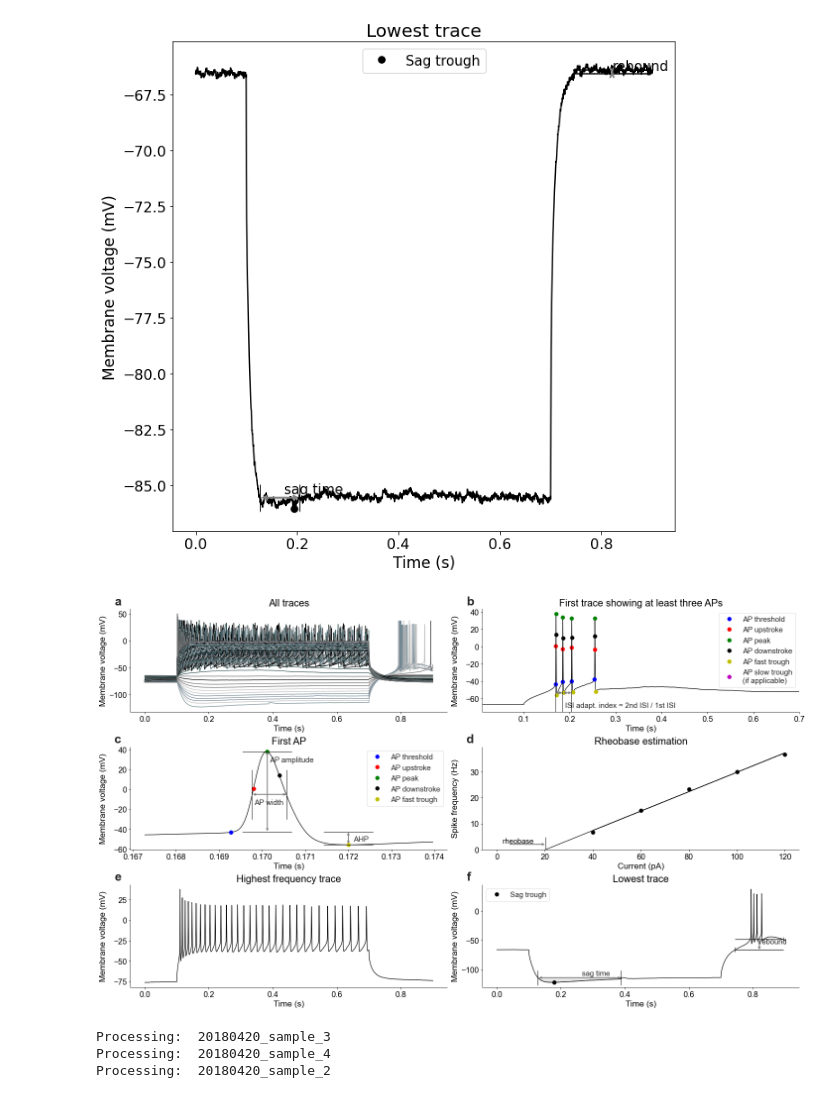
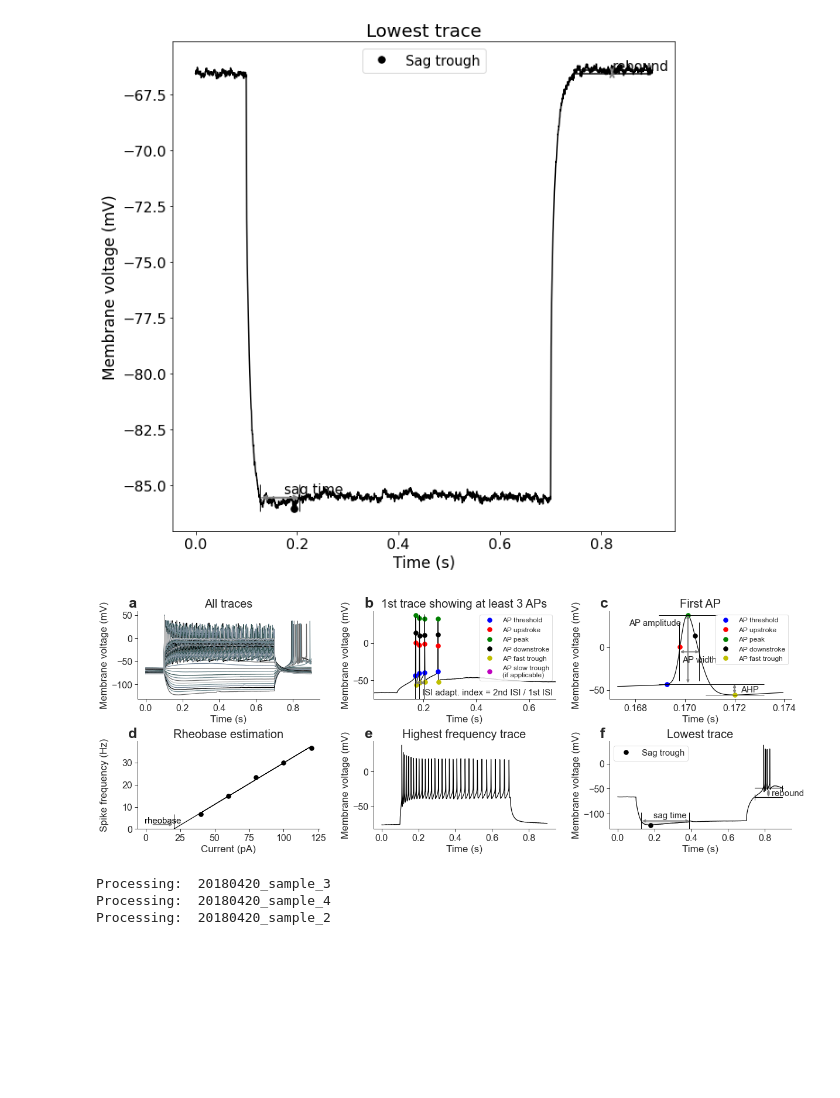
Before and after one commit to berenslab/mini-atlas, a Jupyter notebook: code/preprocess-ephys-files.ipynb, the cells around one changed output. Drawn from its saved outputs; the diff is of its cells as text; code cells hidden in the pictures; blank space fills up the shorter version.

Commit message:
change sanity check plot margins

```diff
--- a/code/preprocess-ephys-files.ipynb
+++ b/code/preprocess-ephys-files.ipynb
@@ -1058,11 +1058,11 @@ def plot_info(data, el_num = 2, current_step = 20, start = 0.1, end = 0.7, axis
     ax.set_xlim([time[start_index], time[end_index]])
     ax.set_xlabel('Time (s)', fontsize = 17)
     ax.set_ylabel('Membrane voltage (mV)', fontsize = 17)
-    ax.set_title('First trace showing at least three APs', fontsize = 20)
+    ax.set_title('1st trace showing at least 3 APs', fontsize = 20)
     ax.tick_params(axis = 'both', which = 'major', labelsize = 16)
     #ax.legend(['Resting Vm', 'Threshold', 'Upstroke', 'Peak', 'Downstroke', 'Fast trough', \
     #           'Slow trough (if applicable)'], fontsize = 15, loc='upper left', bbox_to_anchor=(1, 1))
-    ax.legend(fontsize = 15, loc = 'upper right')
+    ax.legend(fontsize = 12, loc = 'upper right')
 
     # Nice annotations
     if len(thresh_index) > 2 :
@@ -1188,7 +1188,7 @@ def plot_info_first_peak(data, el_num = 2, current_step = 20, \
         ax.plot(time[adp_index], voltage[adp_index, current_first], 'c.', ms = 15, label = 'ADP')
         #ax.plot(time[slow_trough_index], voltage[slow_trough_index, current_first], 'm.', ms = 15, label = \
         #       'AP slow trough\n(if applicable)')
-    ax.legend(fontsize = 15, loc = 'upper right')
+    ax.legend(fontsize = 12, loc = 'upper right')
     ax.set_xlabel('Time (s)', fontsize = 17)
     ax.set_ylabel('Membrane voltage (mV)', fontsize = 17)
     ax.tick_params(axis = 'both', which = 'major', labelsize = 16)
@@ -1224,7 +1224,7 @@ def plot_info_first_peak(data, el_num = 2, current_step = 20, \
                  width_level - 5), xycoords='data', xytext = (5, -15), textcoords = 'offset points', fontsize = 15)
 
     # We still need to annotate the AP amplitude based on the width_level!
-    ax.annotate('AP amplitude', xy = (time[peak_index], width_level + 30), \
+    ax.annotate('AP amplitude', xy = (time[peak_index]-0.0025, width_level + 28), \
                  xycoords = 'data', xytext = (5, 0), textcoords = 'offset points', fontsize = 15)
 
     # For the AHP
@@ -1469,7 +1469,7 @@ def plot_lowest_trace(data, el_num = 2, current_step = 20, start = 0.1, end = 0.
             textcoords = 'data', arrowprops = {'arrowstyle': '<->', 'connectionstyle': 'arc3', \
                                                'lw': 2, 'ec': 'grey', 'shrinkA': 0})
     ax.annotate('sag time', xy=(time[first_index] + time_to_SS/2, v_steady), \
-             xycoords='data', xytext=(5, 5), textcoords='offset points', fontsize = 15)
+             xycoords='data', xytext=(-20, 5), textcoords='offset points', fontsize = 15)
     a, b = time[first_index], time[second_index]
     verts = [(a, voltage[first_index, 0]), *zip(time[first_index:second_index], voltage[first_index:second_index, 0]), \
              (b, voltage[second_index, 0])]
@@ -1502,8 +1502,8 @@ def plot_lowest_trace(data, el_num = 2, current_step = 20, start = 0.1, end = 0.
             textcoords = 'data', arrowprops = {'arrowstyle': '<->', 'connectionstyle': 'arc3', \
                                                'lw': 2, 'ec': 'grey', 'shrinkB': 0})
         ax.annotate('rebound', xy=(time[index_rebound] + (time[end_index_for_rebound] - time[index_rebound])/2, \
-                                   v_baseline + rebound/2), \
-             xycoords='data', xytext=(0, 2), textcoords='offset points', fontsize = 15)
+                                   v_baseline), \
+             xycoords='data', xytext=(6, 2), textcoords='offset points', fontsize = 15)
     plt.legend(fontsize = 15)
     return ax
 # %% [markdown]
@@ -1576,17 +1631,17 @@ fpath = '../data/raw/ephys/sub-mouse-ZWZEZ/sub-mouse-ZWZEZ_ses-20181112-sample-1
 io_ = NWBHDF5IO(fpath, 'r', load_namespaces=True)
 nwb = io_.read()
 # %%
-fig = plt.figure(figsize = (20, 15))
-ax1 = plt.subplot2grid((4, 2), (0, 0))
-ax2 = plt.subplot2grid((4, 2), (0, 1))
-ax3 = plt.subplot2grid((4, 2), (1, 0))
-ax4 = plt.subplot2grid((4, 2), (1, 1))
-ax5 = plt.subplot2grid((4, 2), (2, 0))
-ax6 = plt.subplot2grid((4, 2), (2, 1))
+fig = plt.figure(figsize = (17, 6.3))
+ax1 = plt.subplot2grid((2, 3), (0, 0))
+ax2 = plt.subplot2grid((2, 3), (0, 1))
+ax3 = plt.subplot2grid((2, 3), (0, 2))
+ax4 = plt.subplot2grid((2, 3), (1, 0))
+ax5 = plt.subplot2grid((2, 3), (1, 1))
+ax6 = plt.subplot2grid((2, 3), (1, 2))
 fig.align_labels()
 
 plot_w_style(nwb, axes = [ax1, ax2, ax3, ax4, ax5, ax6])
 plt.savefig('../figures/suppfigures/sanity_check_plot.png', dpi = 200, bbox_inches = 'tight', pad_inches = 0.5)
 plt.savefig('../figures/suppfigures/pdf/sanity_check_plot.pdf', dpi = 200, bbox_inches = 'tight', pad_inches = 0.5)
 # %% [output]
-[figure, old version]
+[figure, new version]
```
Also changed, not shown: parts of 2 cells of this notebook.
